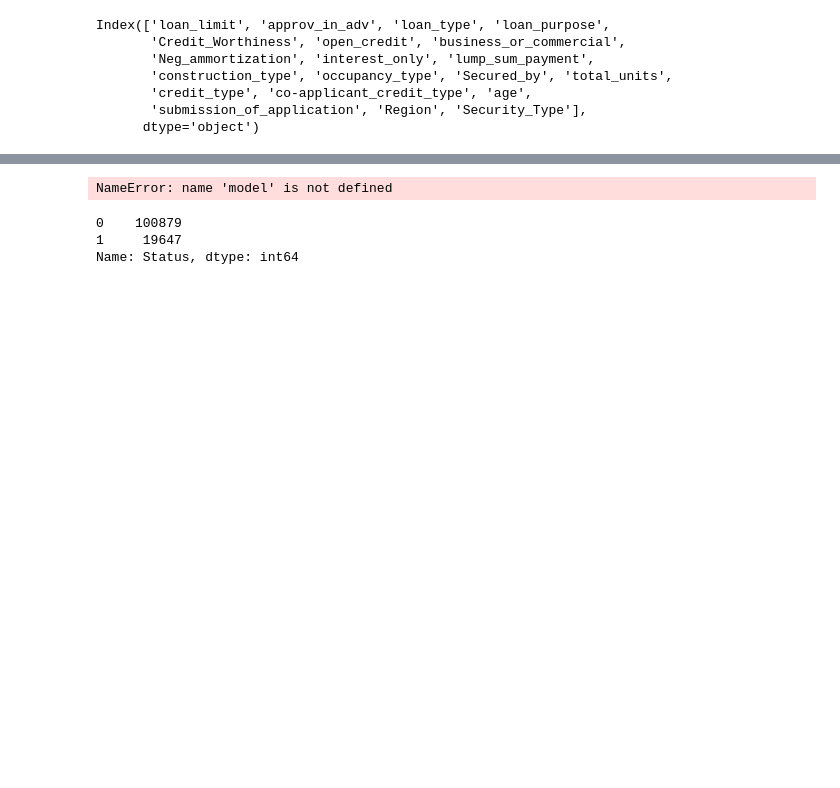
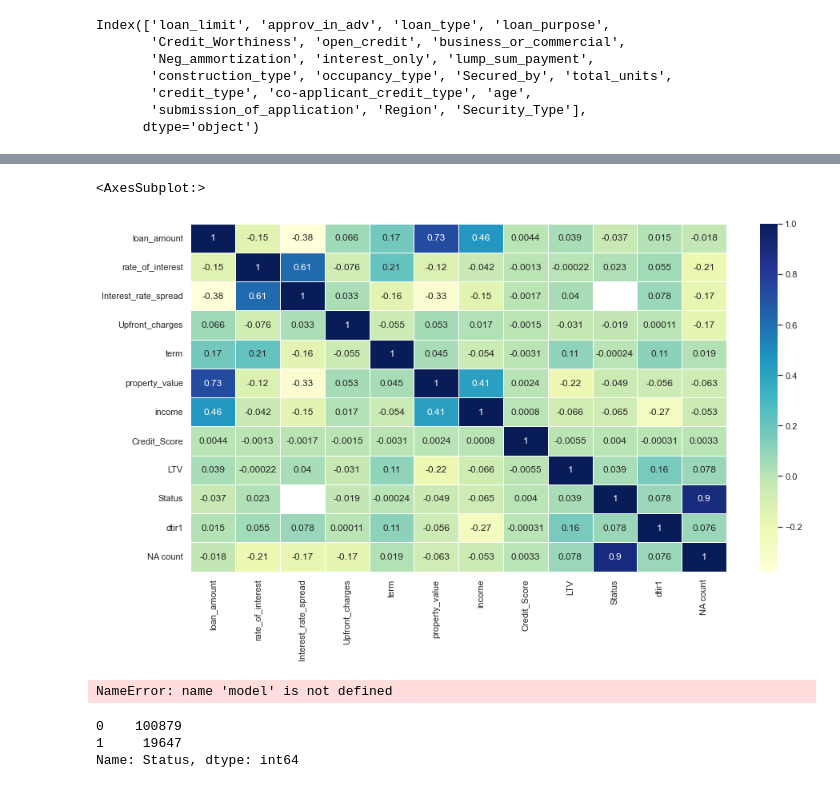
Before and after one commit to N008Coder/Loan_Default_Predictor, a Jupyter notebook: Kaggle_loan_app/Practice-Copy1.ipynb, the cells around one changed output, grey strips where cells are left out. Cells and saved outputs as stored; diff of their text form; code cells hidden in the pictures; blank space fills up the shorter version.

```diff
--- a/Kaggle_loan_app/Practice-Copy1.ipynb
+++ b/Kaggle_loan_app/Practice-Copy1.ipynb
@@ -100 +137,15 @@ cols
+# %%
+core = cols.corr()
+sns.set(rc = {'figure.figsize':(15,8)}, style="whitegrid")
+sns.heatmap(
+    core,
+    xticklabels = core.columns,
+    yticklabels = core.columns,
+    annot=True,
+    linewidth=.5,
+    cmap="YlGnBu"
+)
+# %% [output]
+<AxesSubplot:>
+[figure, added]
 # %%
```
Also changed, not shown: parts of 14 cells of this notebook.
